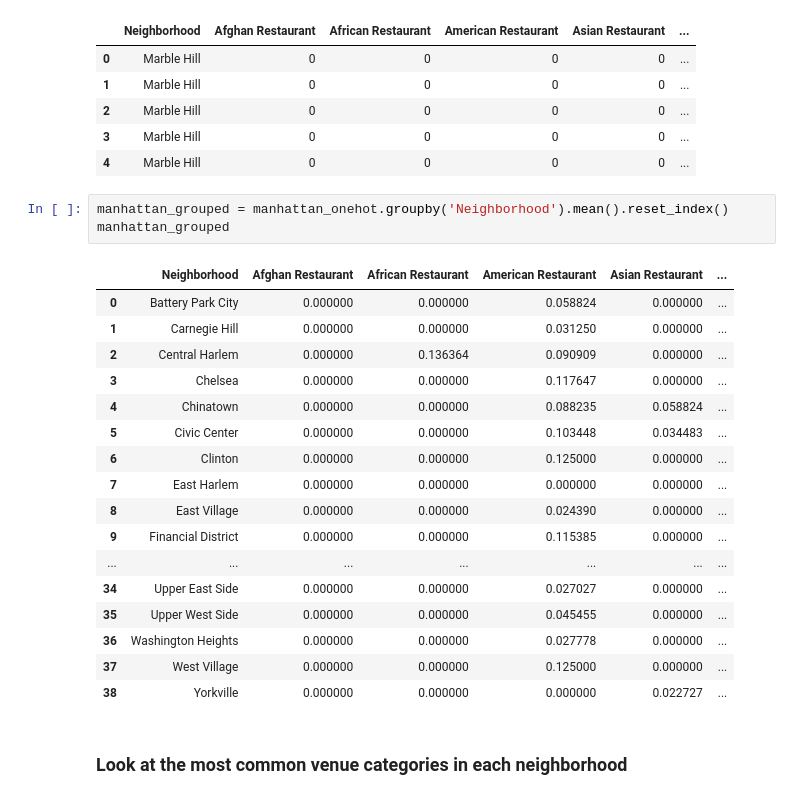
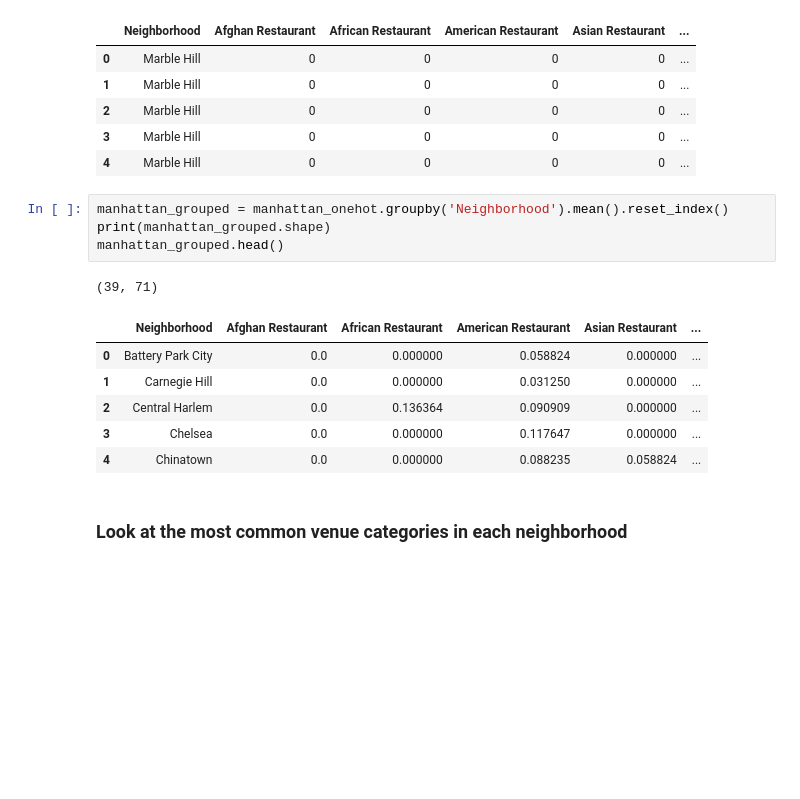
Before and after one commit to angiefong/Coursera_Capstone, a Jupyter notebook: Manhattan.ipynb, the cells around one changed output. Saved outputs shown, nothing was run; the diff lists cells and outputs as text; blank space fills up the shorter version.

```diff
--- a/Manhattan.ipynb
+++ b/Manhattan.ipynb
@@ -318,25 +319,16 @@ manhattan_onehot.head()
 | 4 | Marble Hill | 0 | 0 | 0 | 0 | ... |
 # %%
 manhattan_grouped = manhattan_onehot.groupby('Neighborhood').mean().reset_index()
-manhattan_grouped
+print(manhattan_grouped.shape)
+manhattan_grouped.head()
 # %% [output]
+(39, 71)
 |  | Neighborhood | Afghan Restaurant | African Restaurant | American Restaurant | Asian Restaurant | ... |
-| 0 | Battery Park City | 0.000000 | 0.000000 | 0.058824 | 0.000000 | ... |
-| 1 | Carnegie Hill | 0.000000 | 0.000000 | 0.031250 | 0.000000 | ... |
-| 2 | Central Harlem | 0.000000 | 0.136364 | 0.090909 | 0.000000 | ... |
-| 3 | Chelsea | 0.000000 | 0.000000 | 0.117647 | 0.000000 | ... |
-| 4 | Chinatown | 0.000000 | 0.000000 | 0.088235 | 0.058824 | ... |
-| 5 | Civic Center | 0.000000 | 0.000000 | 0.103448 | 0.034483 | ... |
-| 6 | Clinton | 0.000000 | 0.000000 | 0.125000 | 0.000000 | ... |
-| 7 | East Harlem | 0.000000 | 0.000000 | 0.000000 | 0.000000 | ... |
-| 8 | East Village | 0.000000 | 0.000000 | 0.024390 | 0.000000 | ... |
-| 9 | Financial District | 0.000000 | 0.000000 | 0.115385 | 0.000000 | ... |
-| ... | ... | ... | ... | ... | ... | ... |
-| 34 | Upper East Side | 0.000000 | 0.000000 | 0.027027 | 0.000000 | ... |
-| 35 | Upper West Side | 0.000000 | 0.000000 | 0.045455 | 0.000000 | ... |
-| 36 | Washington Heights | 0.000000 | 0.000000 | 0.027778 | 0.000000 | ... |
-| 37 | West Village | 0.000000 | 0.000000 | 0.125000 | 0.000000 | ... |
-| 38 | Yorkville | 0.000000 | 0.000000 | 0.000000 | 0.022727 | ... |
+| 0 | Battery Park City | 0.0 | 0.000000 | 0.058824 | 0.000000 | ... |
+| 1 | Carnegie Hill | 0.0 | 0.000000 | 0.031250 | 0.000000 | ... |
+| 2 | Central Harlem | 0.0 | 0.136364 | 0.090909 | 0.000000 | ... |
+| 3 | Chelsea | 0.0 | 0.000000 | 0.117647 | 0.000000 | ... |
+| 4 | Chinatown | 0.0 | 0.000000 | 0.088235 | 0.058824 | ... |
 # %% [markdown]
 ### Look at the most common venue categories in each neighborhood
 # %%
```
Also changed, not shown: parts of 26 cells of this notebook, 1 other file.
